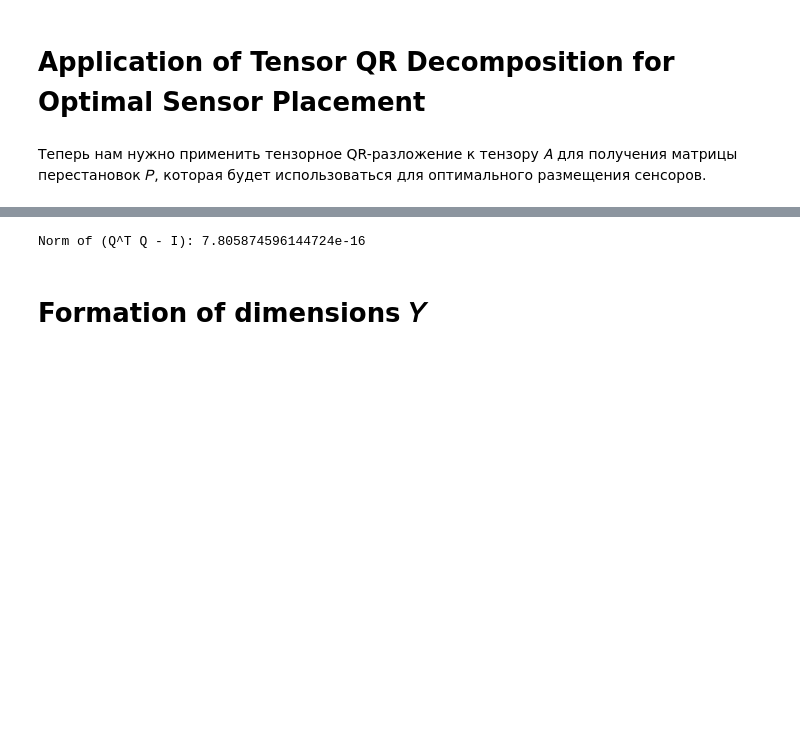
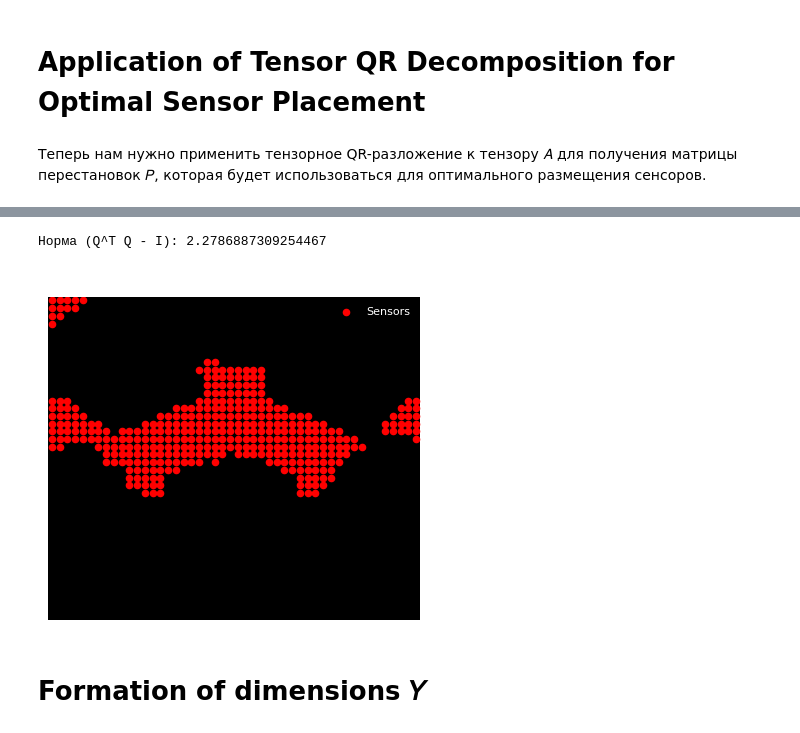
Before and after one commit to denis-samatov/tensor-based_modal_decomposition_method, a Jupyter notebook: algorithm/pipline.ipynb, the cells around one changed output, grey strips where cells are left out. Cells and saved outputs as stored; diff of their text form; code cells hidden in the pictures; blank space fills up the shorter version.

```diff
--- a/algorithm/pipline.ipynb
+++ b/algorithm/pipline.ipynb
@@ -87,6 +349,0 @@ A_hat, B_hat, C_hat = factors
-# %%
-M_list = []
-for n in range(G_hat.shape[2]):
-    G_slice = G_hat[:, :, n]  # Срез ядра по третьему измерению
-    M_n = A_hat @ G_slice @ B_hat.T  # Матрица размера (I x J)
-    M_list.append(M_n)
@@ -221,0 +457,32 @@ def tensor_based_tube_fiber_pivot_qr_factorization(R: tl.tensor, N: int) -> Tupl
+# %%
+def visualize_sensor_placement(P):
+    """
+    Визуализирует размещение сенсоров на основе матрицы P с черным фоном и размером полотна, соответствующим изображению.
+
+    Parameters:
+    - P: Пермутационная матрица, где 1 указывает на размещение сенсора.
+    """
+    # Получение координат сенсоров
+    sensor_positions = np.argwhere(P == 1)
+
+    # Размерность сетки
+    grid_shape = P.shape
+
+    # Создание полотна
+    fig, ax = plt.subplots(figsize=(grid_shape[1] / 10, grid_shape[0] / 10))  # Размер полотна
+    ax.set_facecolor("black")  # Установка черного фона полотна
+
+    # Создание черной сетки
+    ax.imshow(np.zeros(grid_shape), cmap="gray", origin="upper")  # Черная сетка
+
+    # Нанесение сенсоров (красные точки)
+    ax.scatter(sensor_positions[:, 1], sensor_positions[:, 0], c="red", s=20, label="Sensors")  # s задает размер точек
+
+    # Настройка отображения
+    ax.set_title("Sensor Placement", color="white", fontsize=10)
+    ax.legend(loc="upper right", frameon=False, fontsize=8, labelcolor="white")
+    ax.axis("off")  # Убираем оси
+    ax.set_aspect("auto")  # Убираем автоматическое масштабирование
+
+    # Показ графика
+    plt.show()
@@ -222,6 +580,6 @@ def tensor_based_tube_fiber_pivot_qr_factorization(R: tl.tensor, N: int) -> Tupl
 # %%
 # Параметры для QR-разложения
-N = 5  # Задайте количество сенсоров
+N = 363  # Задайте количество сенсоров
 
 # Применяем функцию (не забудьте адаптировать функцию под ваши данные)
 P, Q, R = tensor_based_tube_fiber_pivot_qr_factorization(A_tensor, N)
@@ -231,9 +589,13 @@ identity = tl.tensor(np.eye(A_tensor.shape[2]), dtype=tl.float32)
 difference = tl.norm(Q_T_Q - identity)
 
 
-print(f"\nNorm of (Q^T Q - I): {difference}")
+print(f"\nНорма (Q^T Q - I): {difference}")
 # %% [output]
-Norm of (Q^T Q - I): 7.805874596144724e-16
+Норма (Q^T Q - I): 2.2786887309254467
+# %%
+visualize_sensor_placement(P)
+# %% [output]
+[figure, added]
 # %% [markdown]
 # Formation of dimensions 𝑌
 # %% [markdown]
```
Also changed, not shown: parts of 30 cells of this notebook, 6 other files.
